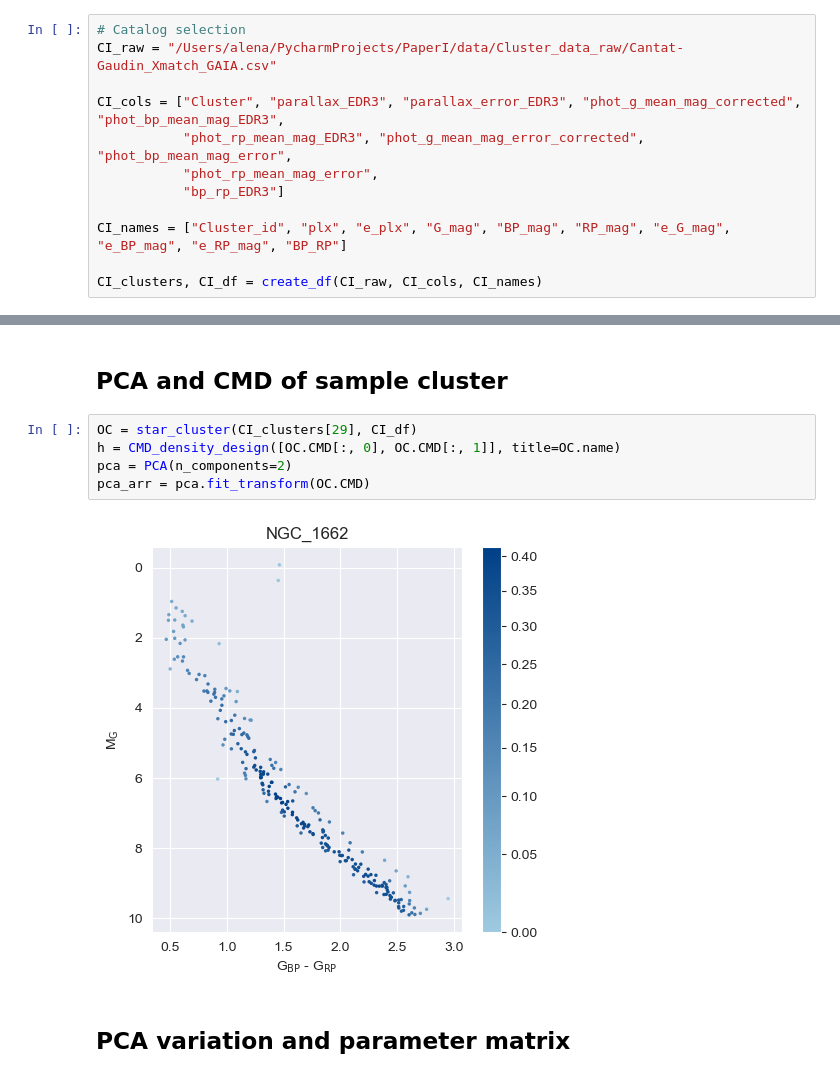
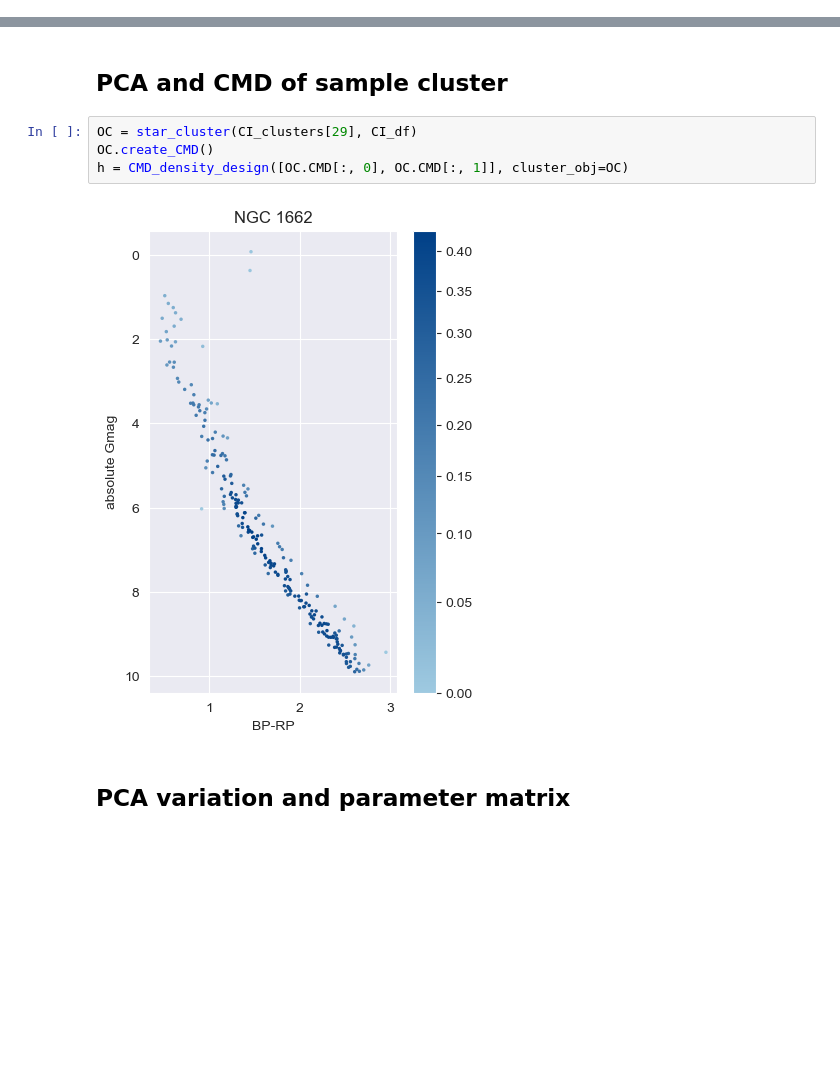
Before and after one commit to rottenstea/Empirical_isochrones, a Jupyter notebook: notebooks/Hyperparameter_plots.ipynb, the cells around one changed output, grey strips where cells are left out. Saved outputs shown, nothing was run; the diff lists cells and outputs as text; blank space fills up the shorter version.

```diff
--- a/notebooks/Hyperparameter_plots.ipynb
+++ b/notebooks/Hyperparameter_plots.ipynb
@@ -48,15 +39,3 @@ preprocess = False
-# %%
-# Catalog selection
-CI_raw = "/Users/alena/PycharmProjects/PaperI/data/Cluster_data_raw/Cantat-Gaudin_Xmatch_GAIA.csv"
-
-CI_cols = ["Cluster", "parallax_EDR3", "parallax_error_EDR3", "phot_g_mean_mag_corrected", "phot_bp_mean_mag_EDR3",
-           "phot_rp_mean_mag_EDR3", "phot_g_mean_mag_error_corrected", "phot_bp_mean_mag_error",
-           "phot_rp_mean_mag_error",
-           "bp_rp_EDR3"]
-
-CI_names = ["Cluster_id", "plx", "e_plx", "G_mag", "BP_mag", "RP_mag", "e_G_mag", "e_BP_mag", "e_RP_mag", "BP_RP"]
-
-CI_clusters, CI_df = create_df(CI_raw, CI_cols, CI_names)
 # %%
 sns.set_style("darkgrid")
 # %% [markdown]
@@ -81,11 +60,10 @@ median: 0.06964885489055674 mean: 0.07516047431133195
  ## PCA and CMD of sample cluster
 # %%
 OC = star_cluster(CI_clusters[29], CI_df)
-h = CMD_density_design([OC.CMD[:, 0], OC.CMD[:, 1]], title=OC.name)
-pca = PCA(n_components=2)
-pca_arr = pca.fit_transform(OC.CMD)
+OC.create_CMD()
+h = CMD_density_design([OC.CMD[:, 0], OC.CMD[:, 1]], cluster_obj=OC)
 # %% [output]
-[figure, old version]
+[figure, new version]
 # %% [markdown]
 ## PCA variation and parameter matrix
 # %%
```
Also changed, not shown: parts of 7 cells of this notebook, 20 other files.
